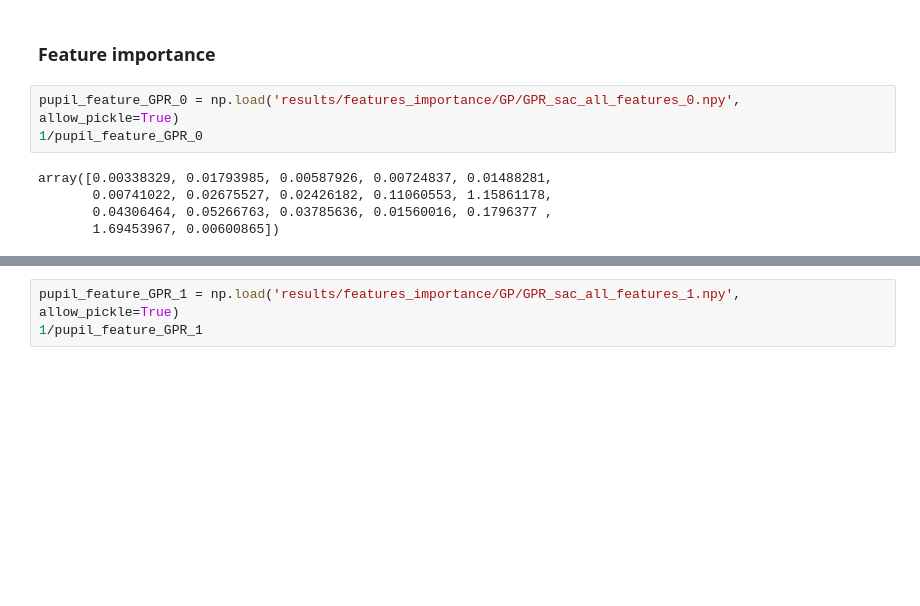
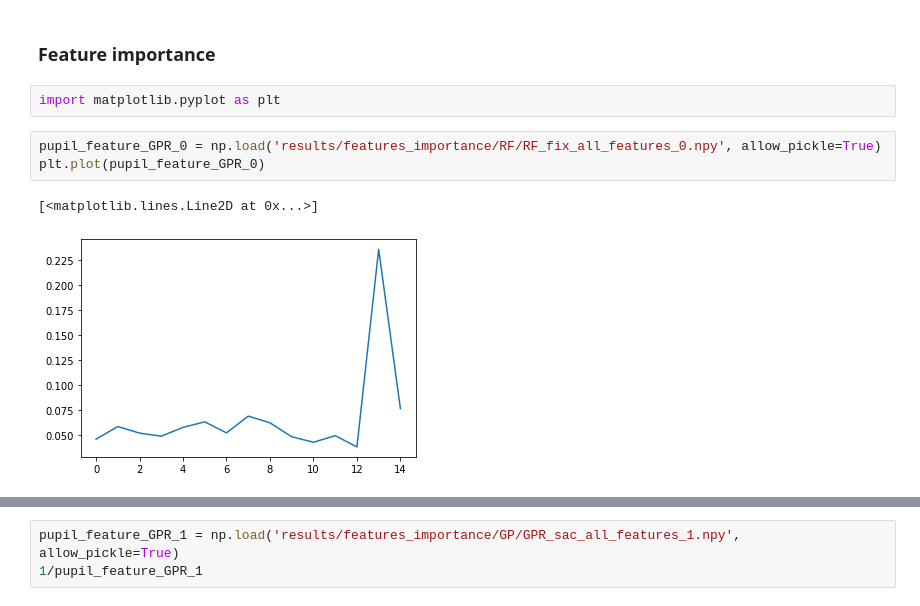
Before and after one commit to marcoghezzi1/fear_in_the_eyes, a Jupyter notebook: output_analysis.ipynb, the cells around one changed output, grey strips where cells are left out. Drawn from its saved outputs; the diff is of its cells as text; blank space fills up the shorter version.

```diff
--- a/output_analysis.ipynb
+++ b/output_analysis.ipynb
@@ -67,11 +69,11 @@ len(np.unique(SVM_1_test))
 20
 # %% [markdown]
 ### Feature importance
+# %%
+import matplotlib.pyplot as plt
 # %%
-pupil_feature_GPR_0 = np.load('results/features_importance/GP/GPR_sac_all_features_0.npy', allow_pickle=True)
-1/pupil_feature_GPR_0
+pupil_feature_GPR_0 = np.load('results/features_importance/RF/RF_fix_all_features_0.npy', allow_pickle=True)
+plt.plot(pupil_feature_GPR_0)
 # %% [output]
-array([0.00338329, 0.01793985, 0.00587926, 0.00724837, 0.01488281,
-       0.00741022, 0.02675527, 0.02426182, 0.11060553, 1.15861178,
-       0.04306464, 0.05266763, 0.03785636, 0.01560016, 0.1796377 ,
-       1.69453967, 0.00600865])
+[<matplotlib.lines.Line2D at 0x...>]
+[figure, added]
```
Also changed, not shown: parts of 2 cells of this notebook, 1 other file.
